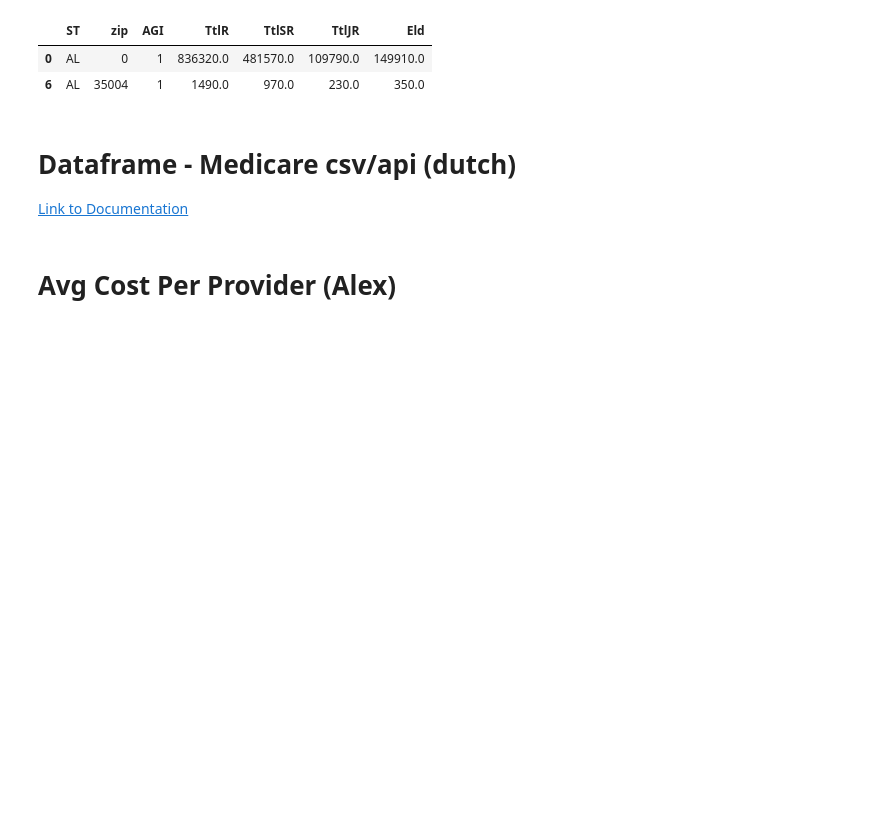
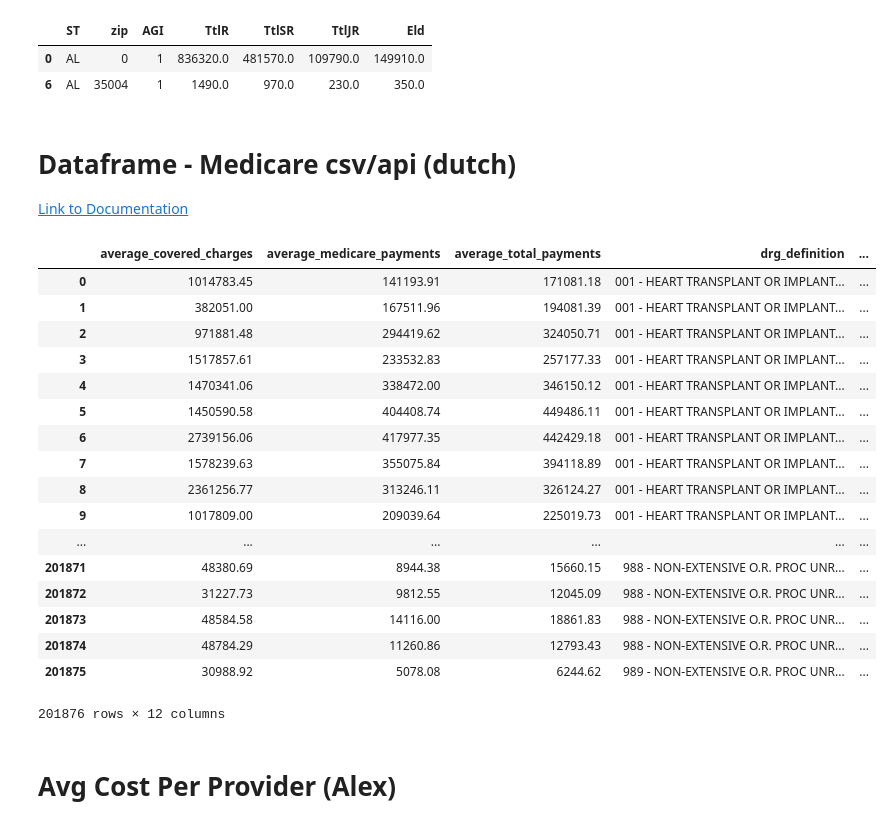
Before and after one commit to jwarlop/BC_Proj001, a Jupyter notebook: main.ipynb, the cells around one changed output. Drawn from its saved outputs; the diff is of its cells as text; code cells hidden in the pictures; blank space fills up the shorter version.

```diff
--- a/main.ipynb
+++ b/main.ipynb
@@ -77,19 +77,39 @@ df_zip_25K.head(2)
 # %%
 #main_df = pd.read_csv("main_data_cleaned.csv")
 #main_df.head()
 client = Socrata(socrata_domain, socrata_token)
 results = client.get(socrata_dataset_identifier, limit = 100000000) #default for limit (integer) = 1000
 main_df = pd.DataFrame.from_dict(results)
 main_df.head()
 # Convert column datatypes
 ## Convert to float
 col1 = ["average_covered_charges","average_medicare_payments","average_total_payments"]
 main_df[col1] = main_df[col1].astype("float")
 ## Convert to integer
 col2 = ["provider_id","provider_zip_code","total_discharges"]
 main_df[col2] = main_df[col2].astype("int")
 # Export data to csv file
 main_df.to_csv("main data cleaned.csv", encoding = "utf-8-sig", index = False)
+main_df
+# %% [output]
+|  | average_covered_charges | average_medicare_payments | average_total_payments | drg_definition | ... |
+| 0 | 1014783.45 | 141193.91 | 171081.18 | 001 - HEART TRANSPLANT OR IMPLANT... | ... |
+| 1 | 382051.00 | 167511.96 | 194081.39 | 001 - HEART TRANSPLANT OR IMPLANT... | ... |
+| 2 | 971881.48 | 294419.62 | 324050.71 | 001 - HEART TRANSPLANT OR IMPLANT... | ... |
+| 3 | 1517857.61 | 233532.83 | 257177.33 | 001 - HEART TRANSPLANT OR IMPLANT... | ... |
+| 4 | 1470341.06 | 338472.00 | 346150.12 | 001 - HEART TRANSPLANT OR IMPLANT... | ... |
+| 5 | 1450590.58 | 404408.74 | 449486.11 | 001 - HEART TRANSPLANT OR IMPLANT... | ... |
+| 6 | 2739156.06 | 417977.35 | 442429.18 | 001 - HEART TRANSPLANT OR IMPLANT... | ... |
+| 7 | 1578239.63 | 355075.84 | 394118.89 | 001 - HEART TRANSPLANT OR IMPLANT... | ... |
+| 8 | 2361256.77 | 313246.11 | 326124.27 | 001 - HEART TRANSPLANT OR IMPLANT... | ... |
+| 9 | 1017809.00 | 209039.64 | 225019.73 | 001 - HEART TRANSPLANT OR IMPLANT... | ... |
+| ... | ... | ... | ... | ... | ... |
+| 201871 | 48380.69 | 8944.38 | 15660.15 | 988 - NON-EXTENSIVE O.R. PROC UNR... | ... |
+| 201872 | 31227.73 | 9812.55 | 12045.09 | 988 - NON-EXTENSIVE O.R. PROC UNR... | ... |
+| 201873 | 48584.58 | 14116.00 | 18861.83 | 988 - NON-EXTENSIVE O.R. PROC UNR... | ... |
+| 201874 | 48784.29 | 11260.86 | 12793.43 | 988 - NON-EXTENSIVE O.R. PROC UNR... | ... |
+| 201875 | 30988.92 | 5078.08 | 6244.62 | 989 - NON-EXTENSIVE O.R. PROC UNR... | ... |
+201876 rows × 12 columns
 # %%
 # Import data from csv
 from collections import Counter
```
